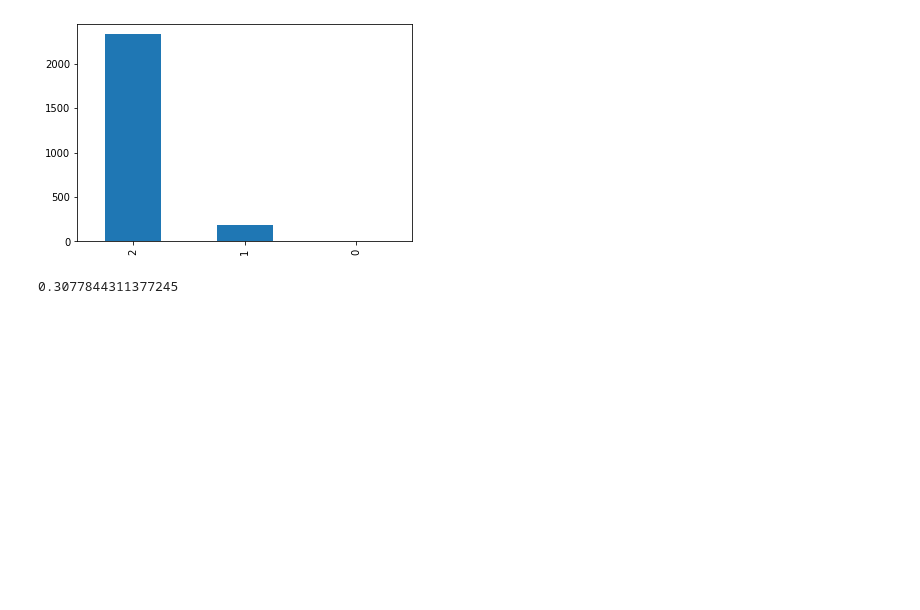
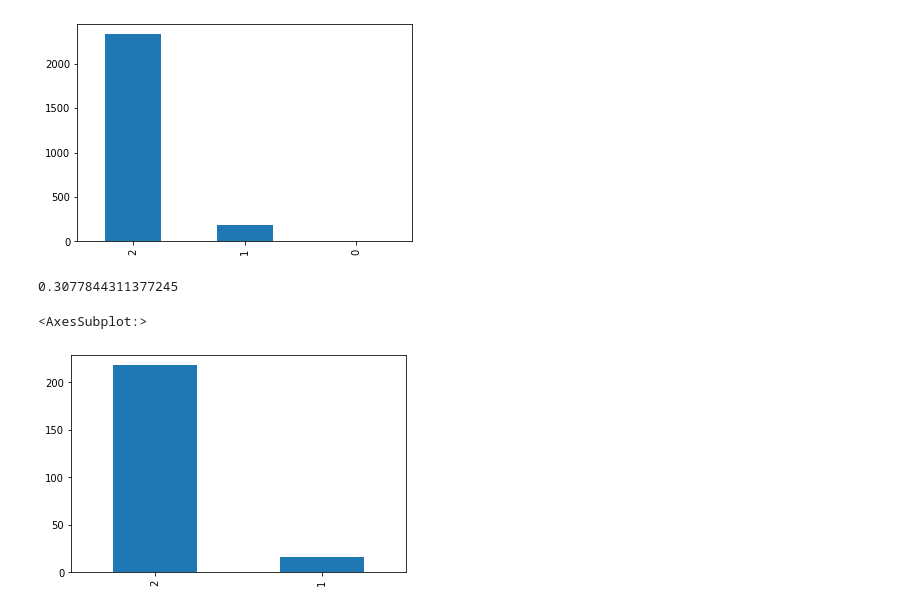
Before and after one commit to AshQTan/Capstone, a Jupyter notebook: AnalyzingResultsArticleLevelTFIDF.ipynb, the cells around one changed output. Cells and saved outputs as stored; diff of their text form; code cells hidden in the pictures; blank space fills up the shorter version.

```diff
--- a/AnalyzingResultsArticleLevelTFIDF.ipynb
+++ b/AnalyzingResultsArticleLevelTFIDF.ipynb
@@ -100,3 +100,8 @@ from sklearn.metrics import accuracy_score
 accuracy_score(test_dataset["real_labels"], test_dataset["pred_labels"])
 # %% [output]
 0.3077844311377245
+# %%
+test_dataset[test_dataset["biaslabel"]=="Very Conservative"]["pred_labels"].value_counts().plot.bar()
+# %% [output]
+<AxesSubplot:>
+[figure, added]
```
Also changed, not shown: parts of 2 cells of this notebook, 1 other file.
